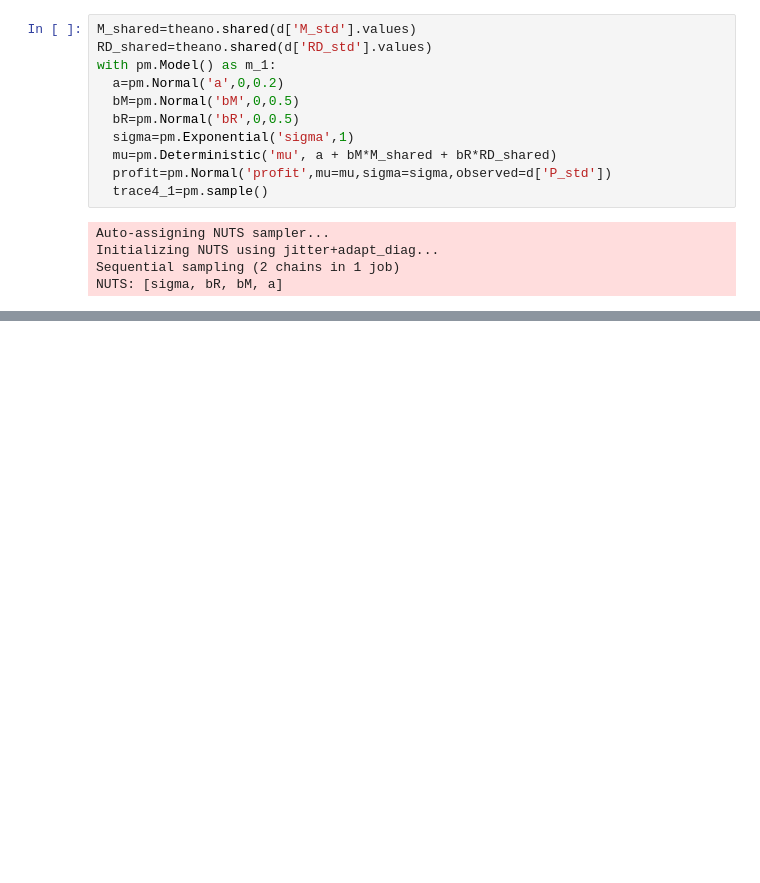
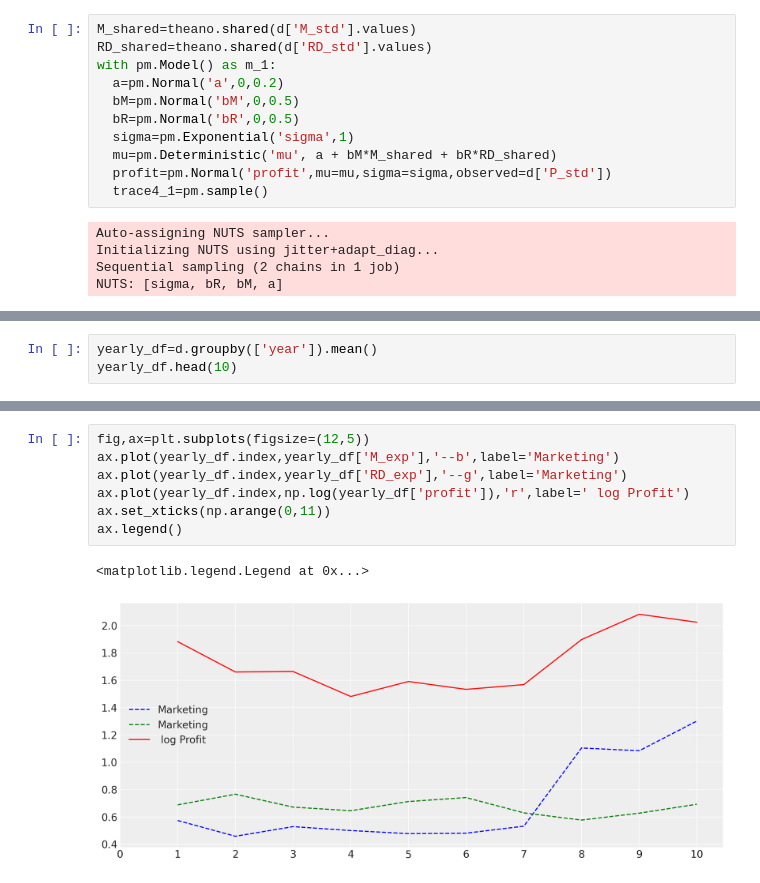
Before and after one commit to roesta07/A-simple-Business-Question, a Jupyter notebook: analysis.ipynb, the cells around one changed output, grey strips where cells are left out. Cells and saved outputs as stored; diff of their text form; blank space fills up the shorter version.

```diff
--- a/analysis.ipynb
+++ b/analysis.ipynb
@@ -168,0 +171,3 @@ Text(0, 0.5, 'Predicted')
+# %%
+yearly_df=d.groupby(['year']).mean()
+yearly_df.head(10)
@@ -168,0 +187,10 @@ Text(0, 0.5, 'Predicted')
+# %%
+fig,ax=plt.subplots(figsize=(12,5))
+ax.plot(yearly_df.index,yearly_df['M_exp'],'--b',label='Marketing')
+ax.plot(yearly_df.index,yearly_df['RD_exp'],'--g',label='Marketing')
+ax.plot(yearly_df.index,np.log(yearly_df['profit']),'r',label=' log Profit')
+ax.set_xticks(np.arange(0,11))
+ax.legend()
+# %% [output]
+<matplotlib.legend.Legend at 0x...>
+[figure, added]
```
Also changed, not shown: parts of 13 cells of this notebook.
